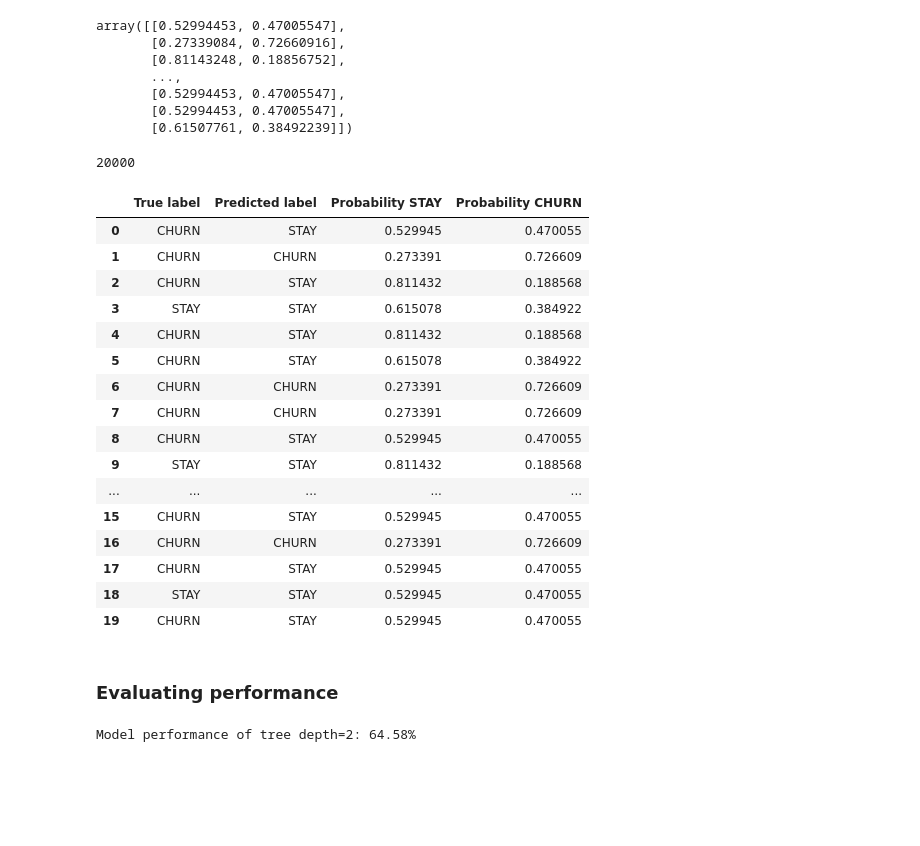
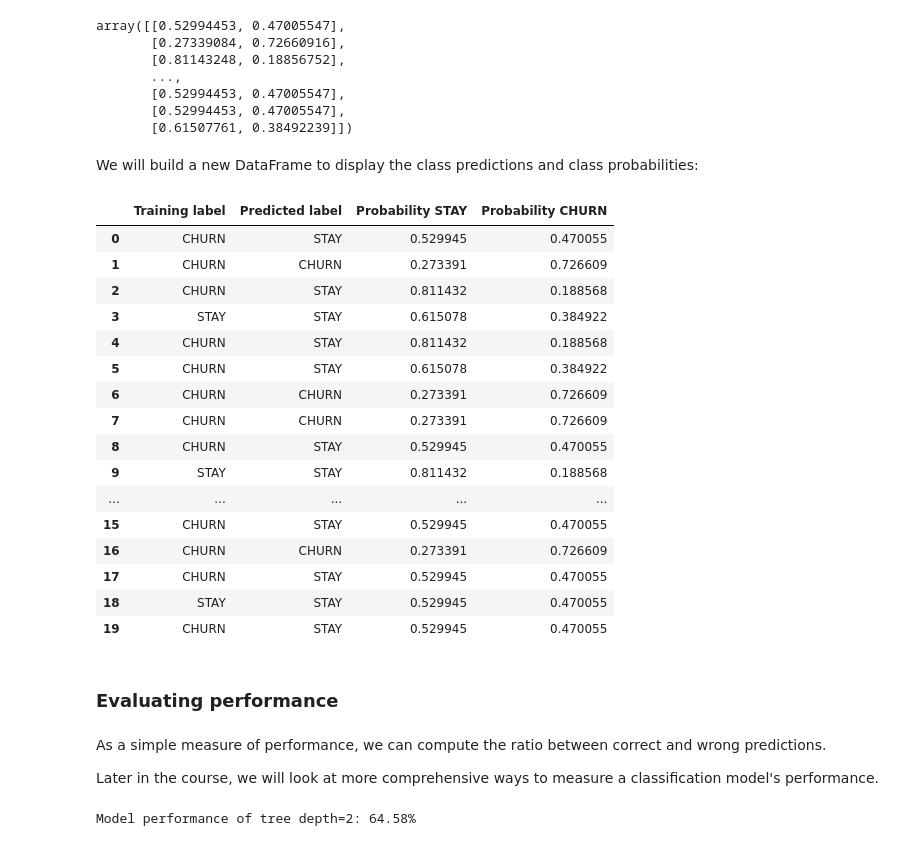
Before and after one commit to josecarlosgt/Data-Processing-and-Analytics, a Jupyter notebook: Predicting Customer Churn.ipynb, the cells around one changed output. Cells and saved outputs as stored; diff of their text form; code cells hidden in the pictures; blank space fills up the shorter version.

```diff
--- a/Predicting Customer Churn.ipynb
+++ b/Predicting Customer Churn.ipynb
@@ -193,5 +280,5 @@ DecisionTreeClassifier(max_depth=2)
 # %%
-y_pred = tree_depth_2.predict(X)
-y_pred
+labels_pred = tree_depth_2.predict(training)
+labels_pred
 # %% [output]
 array([0, 1, 0, ..., 0, 0, 0])
@@ -198,5 +287,5 @@ array([0, 1, 0, ..., 0, 0, 0])
 # %%
-class_probabilities = tree_depth_2.predict_proba(X)
+class_probabilities = tree_depth_2.predict_proba(training)
 class_probabilities
 # %% [output]
 array([[0.52994453, 0.47005547],
@@ -206,29 +295,31 @@ array([[0.52994453, 0.47005547],
        [0.52994453, 0.47005547],
        [0.52994453, 0.47005547],
        [0.61507761, 0.38492239]])
+# %% [markdown]
+We will build a new DataFrame to display the class predictions and class probabilities:
 # %%
-label_y = lambda x: 'STAY' if x == 0 else 'CHURN'
+# Turn LEAVE=0 to STAY and LEAVE=1 to CHURN for easier interpretation
+
+interpret_label = lambda x: 'STAY' if x == 0 else 'CHURN'
 # %%
-y_pred_labeled = list(map(label_y, y_pred))
-y_labeled = list(map(label_y, y))
+# Interpret label values for both the training and predicted labels
+
+labels_interpreted = list(map(interpret_label, labels))
+labels_pred_interpreted = list(map(interpret_label, labels_pred))
 # %%
 prob_stay = [p[0] for p in class_probabilities]
 prob_churn = [p[1] for p in class_probabilities]
-# %%
-len(prob_churn)
-# %% [output]
-20000
 # %%
 predictions = pd.DataFrame({
-    "True label": y_labeled,
-    "Predicted label": y_pred_labeled,
+    "Training label": labels_interpreted,
+    "Predicted label": labels_pred_interpreted,
     "Probability STAY": prob_stay,
-    "Probability CHURN": prob_leave,
+    "Probability CHURN": prob_churn,
 })
 
 predictions[:20]
 # %% [output]
-|  | True label | Predicted label | Probability STAY | Probability CHURN |
+|  | Training label | Predicted label | Probability STAY | Probability CHURN |
 | 0 | CHURN | STAY | 0.529945 | 0.470055 |
 | 1 | CHURN | CHURN | 0.273391 | 0.726609 |
 | 2 | CHURN | STAY | 0.811432 | 0.188568 |
@@ -247,4 +338,8 @@ predictions[:20]
 | 19 | CHURN | STAY | 0.529945 | 0.470055 |
 # %% [markdown]
 ### Evaluating performance
+# %% [markdown]
+As a simple measure of performance, we can compute the ratio between correct and wrong predictions.
+
+Later in the course, we will look at more comprehensive ways to measure a classification model's performance.
 # %%
```
Also changed, not shown: parts of 42 cells of this notebook, 1 other file.
